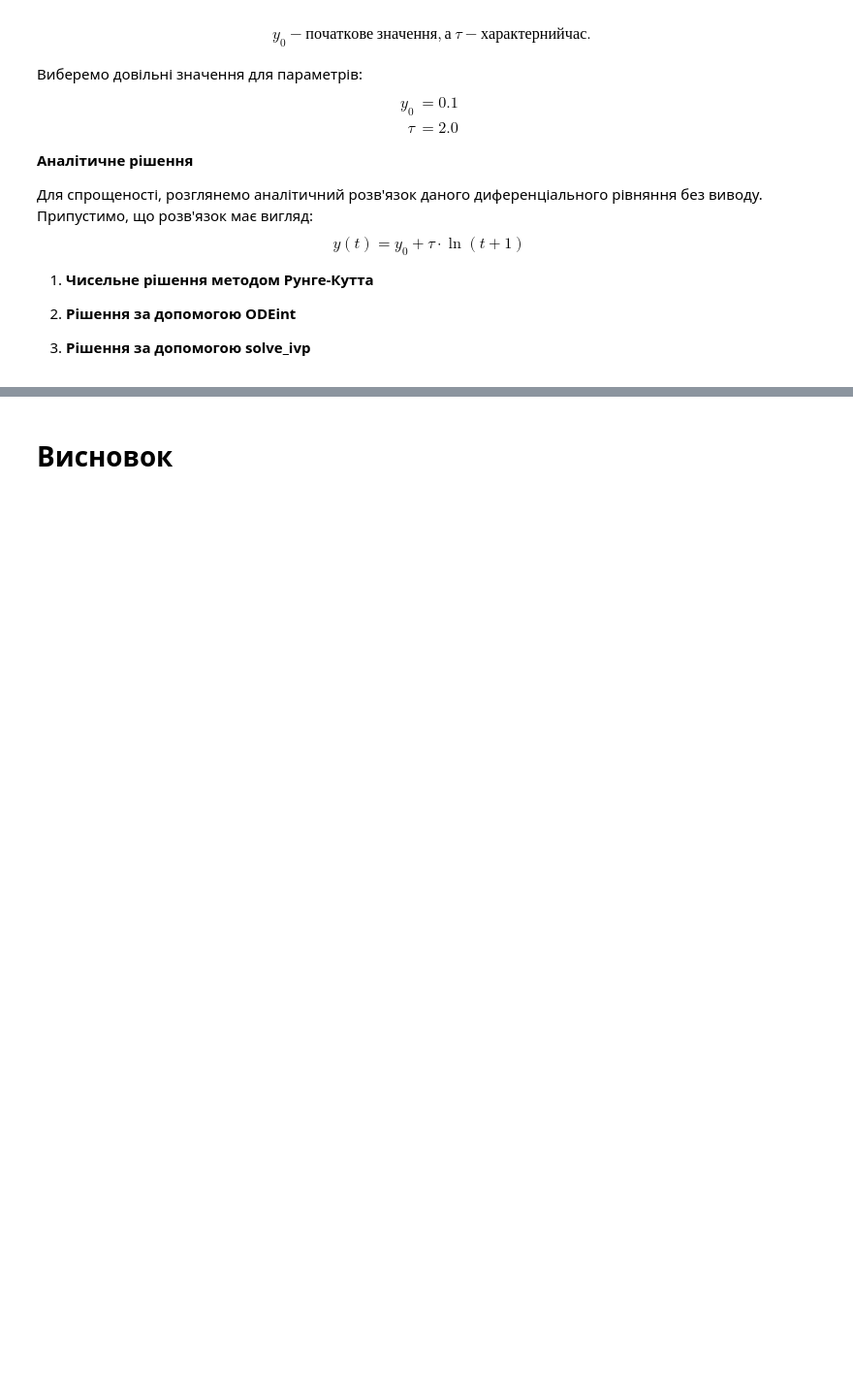
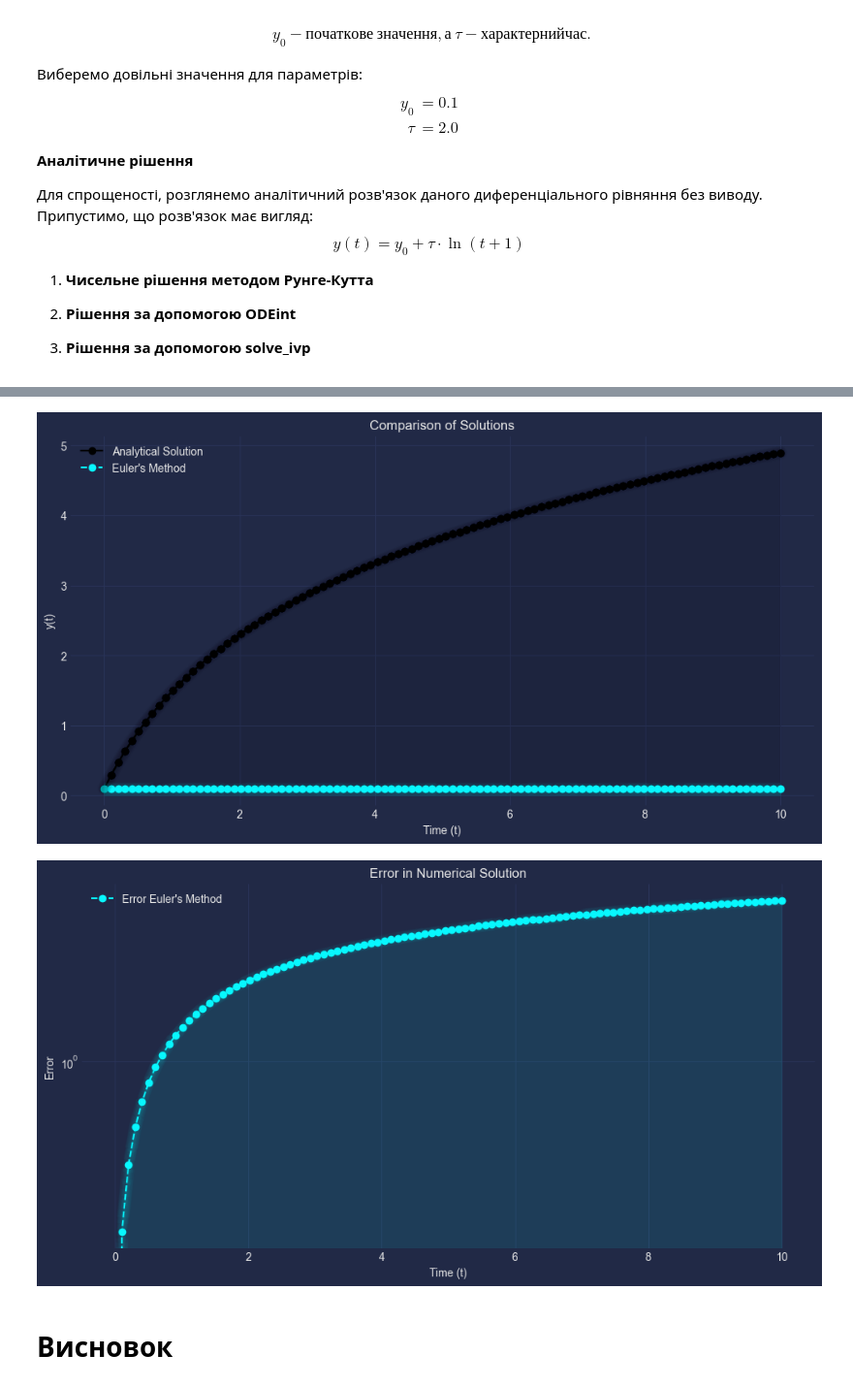
Before and after one commit to VAlduinV/KPI_tasks, a Jupyter notebook: HW_5/Task_5.ipynb, the cells around one changed output, grey strips where cells are left out. Shown: that part at 97% size. Drawn from its saved outputs; the diff is of its cells as text; code cells hidden in the pictures; blank space fills up the shorter version.

```diff
--- a/HW_5/Task_5.ipynb
+++ b/HW_5/Task_5.ipynb
@@ -241,5 +283,61 @@ print(df)
 
 [100 rows x 4 columns]
+# %%
+# Parameters
+y0_value = 0.1
+tau = 2.0
+
+# Differential equation
+def model(t, y):
+    return y * (y0_value - y) / tau
+
+# Analytical solution
+def analytical_solution(t, y0_value, tau):
+    return y0_value + tau * np.log(t + 1)
+
+# Time values
+t_span = (0, 10)
+t_eval = np.linspace(*t_span, 100)
+
+# Initialize arrays to store solution
+t_solution = np.zeros(len(t_eval))
+y_solution = np.zeros(len(t_eval))
+
+# Set initial conditions
+t_solution[0] = t_eval[0]
+y_solution[0] = y0_value
+
+# Euler method
+for i in range(1, len(t_eval)):
+    h = t_eval[i] - t_eval[i-1]
+    y_solution[i] = y_solution[i-1] + h * model(t_solution[i-1], y_solution[i-1])
+    t_solution[i] = t_eval[i]
+
+# Plotting
+plt.figure(figsize=(12, 6))
+plt.plot(t_eval, analytical_solution(t_eval, y0_value, tau), label="Analytical Solution", color="black", marker="o")
+plt.plot(t_solution, y_solution, label="Euler's Method", linestyle="--", marker="o")
+plt.legend()
+plt.title("Comparison of Solutions")
+plt.xlabel("Time (t)")
+plt.ylabel("y(t)")
+mplcyberpunk.add_glow_effects()
+plt.show()
+
+# Error plotting
+error_euler = np.abs(y_solution - analytical_solution(t_solution, y0_value, tau))
+
+plt.figure(figsize=(12, 6))
+plt.semilogy(t_solution, error_euler, label="Error Euler's Method", linestyle="--", marker="o")
+plt.legend()
+plt.title("Error in Numerical Solution")
+plt.xlabel("Time (t)")
+plt.ylabel("Error")
+mplcyberpunk.add_glow_effects()
+plt.show()
+# %% [output]
+[figure, added]
+[figure, added]
 # %% [markdown]
 # **Висновок**
 # %% [markdown]
```
Also changed, not shown: parts of 3 cells of this notebook.
